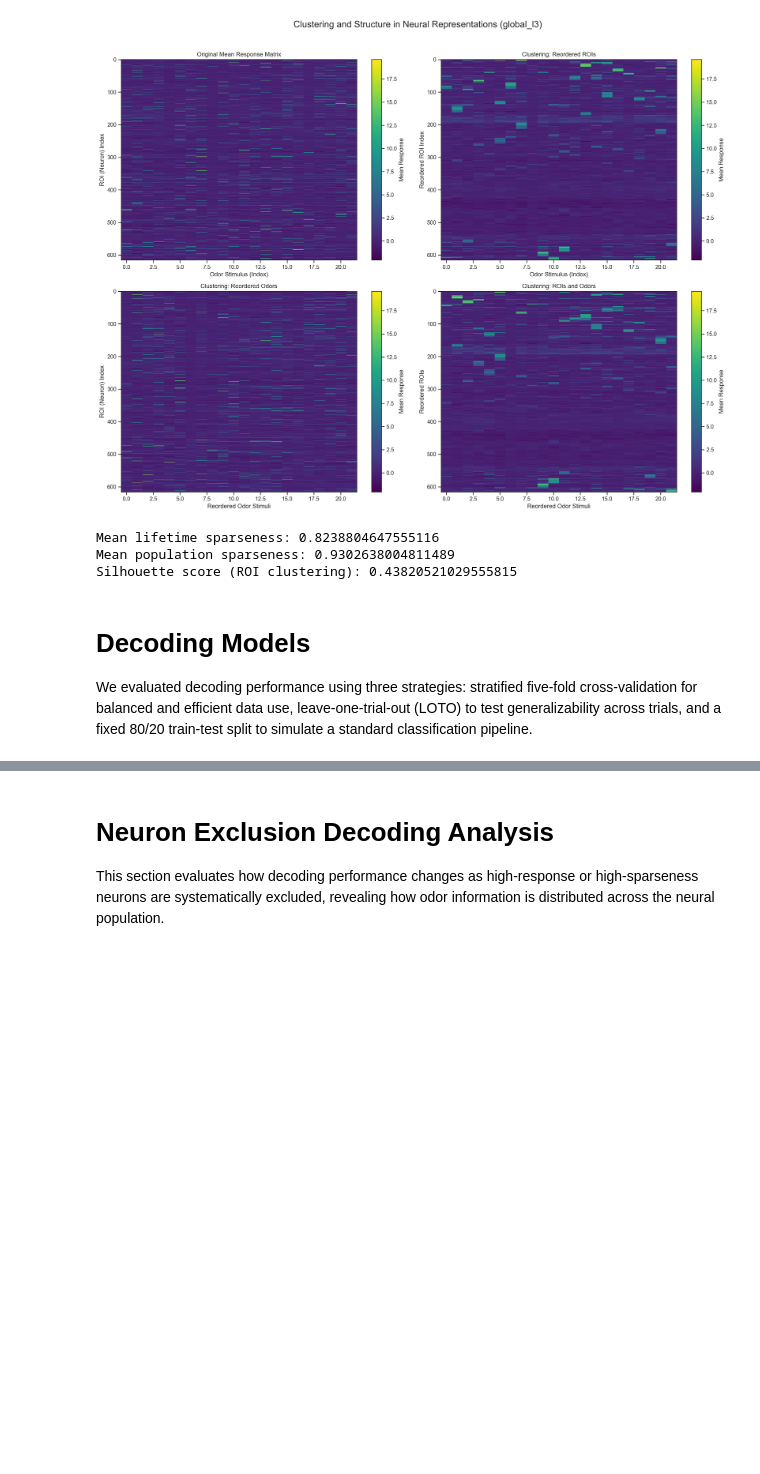
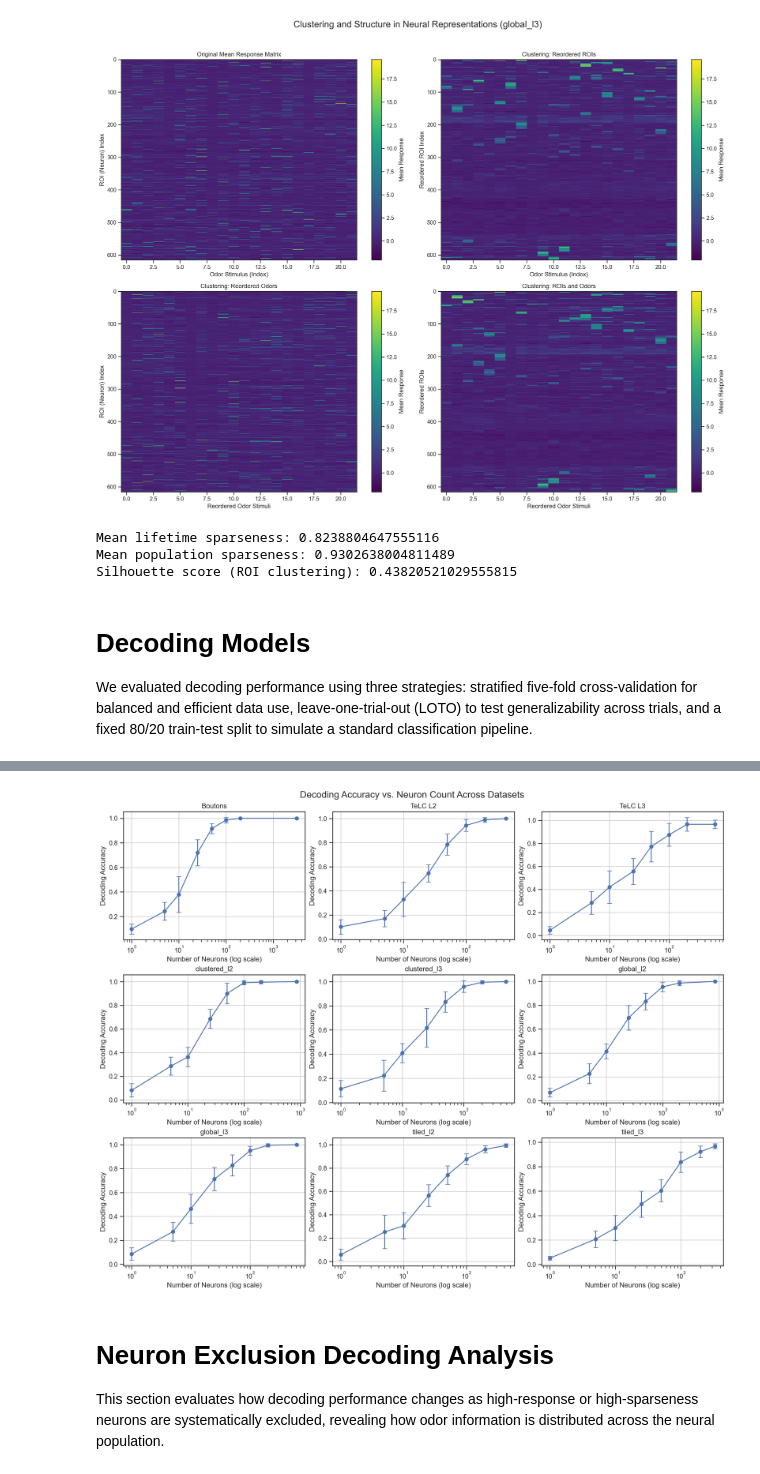
Before and after one commit to jhhwang21c/Odor-Representations, a Jupyter notebook: notebooks/final_code.ipynb, the cells around one changed output, grey strips where cells are left out. Cells and saved outputs as stored; diff of their text form; code cells hidden in the pictures; blank space fills up the shorter version.

```diff
--- a/notebooks/final_code.ipynb
+++ b/notebooks/final_code.ipynb
@@ -462,6 +462,84 @@ global_l2       → 0.98
 global_l3       → 1.00
 tiled_l2        → 0.98
 tiled_l3        → 0.91
+# %%
+# decoding performance by varying number of neurons
+
+group_results = {}
+
+for dataset_name, X_raw in neural_dict.items():
+    if dataset_name.lower() == "model":
+        continue
+
+    try:
+        n_trials, n_rois, n_odors = X_raw.shape
+        default_neuron_counts = [1, 5, 10, 25, 50, 100, 200, n_rois]
+        if n_trials < 2:
+            raise ValueError("Need at least 2 trials per odor for leave-one-out")
+
+        neuron_counts = [n for n in default_neuron_counts if n <= n_rois]
+        if n_rois not in neuron_counts:
+            neuron_counts.append(n_rois)
+
+        X_reorg = X_raw.transpose(2, 0, 1)  # (odors, trials, ROIs)
+
+        acc_means = []
+        acc_stds = []
+
+        for n in neuron_counts:
+            accs = []
+            for test_trial in range(n_trials):
+                roi_idx = np.random.choice(n_rois, n, replace=False)
+
+                X_train = np.delete(X_reorg[:, :, roi_idx], test_trial, axis=1).reshape(-1, n)
+                y_train = np.repeat(np.arange(n_odors), n_trials - 1)
+
+                X_test = X_reorg[:, test_trial, roi_idx]
+                y_test = np.arange(n_odors)
+
+                scaler = StandardScaler()
+                X_train = scaler.fit_transform(X_train)
+                X_test = scaler.transform(X_test)
+
+                clf = LogisticRegression(max_iter=1000, multi_class='multinomial')
+                clf.fit(X_train, y_train)
+                y_pred = clf.predict(X_test)
+
+                accs.append(accuracy_score(y_test, y_pred))
+
+            acc_means.append(np.mean(accs))
+            acc_stds.append(np.std(accs))
+
+        group_results[dataset_name] = {
+            "neuron_counts": neuron_counts,
+            "acc_means": acc_means,
+            "acc_stds": acc_stds
+        }
+
+    except Exception as e:
+        print(f"Skipping {dataset_name}: {e}")
+
+# ------------------ Plotting ------------------
+fig, axes = plt.subplots(3, 3, figsize=(15, 12), constrained_layout=True)
+axes = axes.flatten()
+
+for i, (group, res) in enumerate(group_results.items()):
+    ax = axes[i]
+    ax.errorbar(res["neuron_counts"], res["acc_means"], yerr=res["acc_stds"],
+                marker='o', capsize=4)
+    ax.set_xscale('log')
+    ax.set_xlabel('Number of Neurons (log scale)')
+    ax.set_ylabel('Decoding Accuracy')
+    ax.set_title(f'{group}')
+    ax.grid(True)
+
+for j in range(len(group_results), 9):
+    fig.delaxes(axes[j])
+
+fig.suptitle('Decoding Accuracy vs. Neuron Count Across Datasets', fontsize=16)
+plt.show()
+# %% [output]
+[figure, added]
 # %% [markdown]
 # Neuron Exclusion Decoding Analysis
 
```
Also changed, not shown: parts of 5 cells of this notebook.
